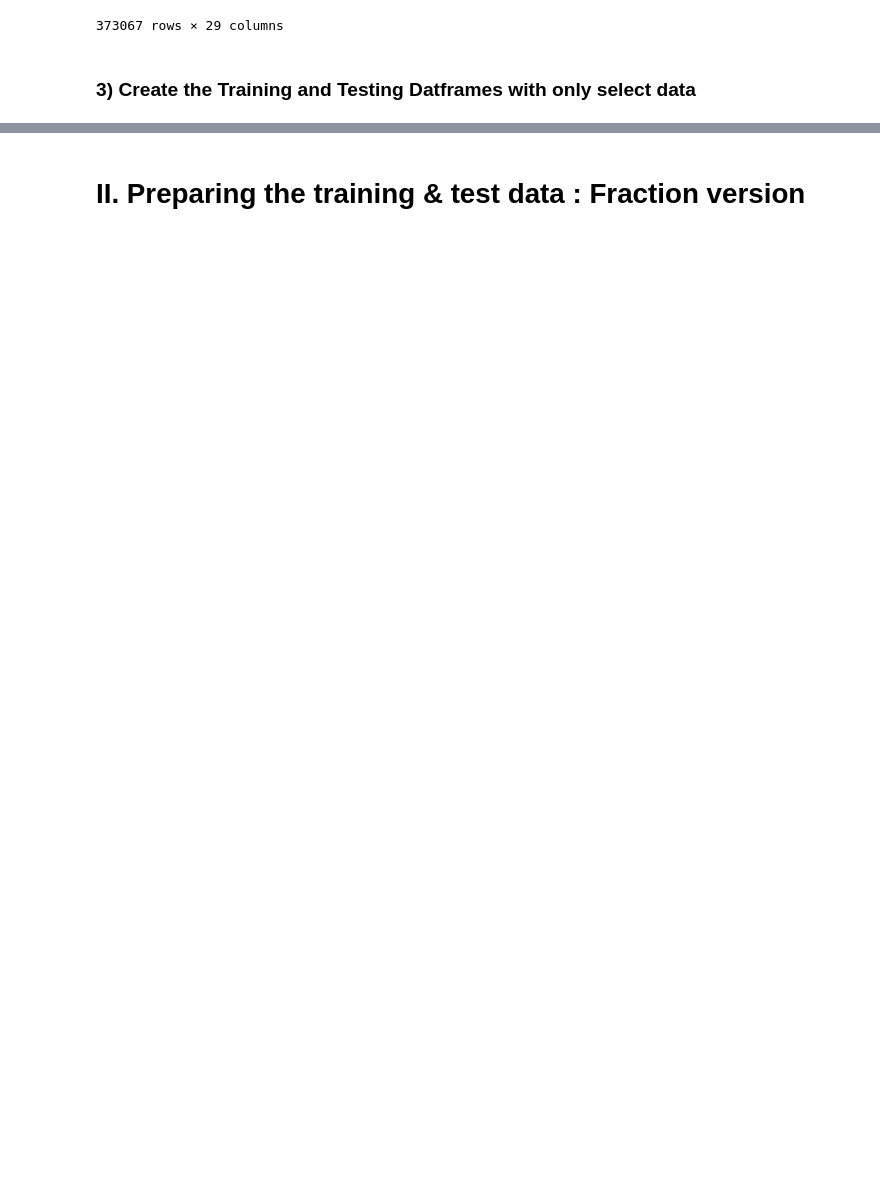
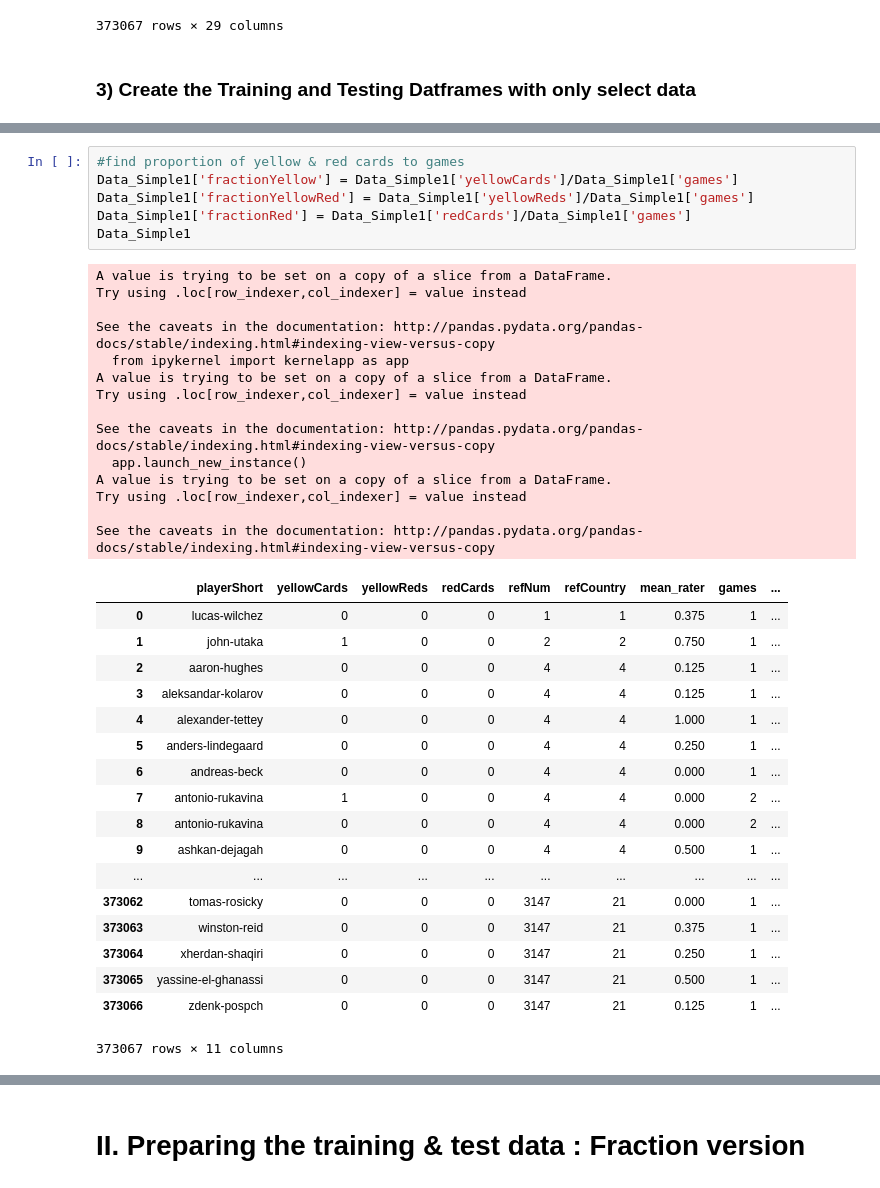
Before and after one commit to Merinorus/adaisawesome, a Jupyter notebook: Homework/04 - Applied ML/Homework04_Referees_teamawesome-Catarina.ipynb, the cells around one changed output, grey strips where cells are left out. Cells and saved outputs as stored; diff of their text form; blank space fills up the shorter version.

```diff
--- a/Homework/04 - Applied ML/Homework04_Referees_teamawesome-Catarina.ipynb
+++ b/Homework/04 - Applied ML/Homework04_Referees_teamawesome-Catarina.ipynb
@@ -156,0 +157,39 @@ Data_Simple1
+# %%
+#find proportion of yellow & red cards to games
+Data_Simple1['fractionYellow'] = Data_Simple1['yellowCards']/Data_Simple1['games']
+Data_Simple1['fractionYellowRed'] = Data_Simple1['yellowReds']/Data_Simple1['games']
+Data_Simple1['fractionRed'] = Data_Simple1['redCards']/Data_Simple1['games']
+Data_Simple1
+# %% [output]
+A value is trying to be set on a copy of a slice from a DataFrame.
+Try using .loc[row_indexer,col_indexer] = value instead
+
+See the caveats in the documentation: http://pandas.pydata.org/pandas-docs/stable/indexing.html#indexing-view-versus-copy
+  from ipykernel import kernelapp as app
+A value is trying to be set on a copy of a slice from a DataFrame.
+Try using .loc[row_indexer,col_indexer] = value instead
+
+See the caveats in the documentation: http://pandas.pydata.org/pandas-docs/stable/indexing.html#indexing-view-versus-copy
+  app.launch_new_instance()
+A value is trying to be set on a copy of a slice from a DataFrame.
+Try using .loc[row_indexer,col_indexer] = value instead
+
+See the caveats in the documentation: http://pandas.pydata.org/pandas-docs/stable/indexing.html#indexing-view-versus-copy
+|  | playerShort | yellowCards | yellowReds | redCards | refNum | refCountry | mean_rater | games | ... |
+| 0 | lucas-wilchez | 0 | 0 | 0 | 1 | 1 | 0.375 | 1 | ... |
+| 1 | john-utaka | 1 | 0 | 0 | 2 | 2 | 0.750 | 1 | ... |
+| 2 | aaron-hughes | 0 | 0 | 0 | 4 | 4 | 0.125 | 1 | ... |
+| 3 | aleksandar-kolarov | 0 | 0 | 0 | 4 | 4 | 0.125 | 1 | ... |
+| 4 | alexander-tettey | 0 | 0 | 0 | 4 | 4 | 1.000 | 1 | ... |
+| 5 | anders-lindegaard | 0 | 0 | 0 | 4 | 4 | 0.250 | 1 | ... |
+| 6 | andreas-beck | 0 | 0 | 0 | 4 | 4 | 0.000 | 1 | ... |
+| 7 | antonio-rukavina | 1 | 0 | 0 | 4 | 4 | 0.000 | 2 | ... |
+| 8 | antonio-rukavina | 0 | 0 | 0 | 4 | 4 | 0.000 | 2 | ... |
+| 9 | ashkan-dejagah | 0 | 0 | 0 | 4 | 4 | 0.500 | 1 | ... |
+| ... | ... | ... | ... | ... | ... | ... | ... | ... | ... |
+| 373062 | tomas-rosicky | 0 | 0 | 0 | 3147 | 21 | 0.000 | 1 | ... |
+| 373063 | winston-reid | 0 | 0 | 0 | 3147 | 21 | 0.375 | 1 | ... |
+| 373064 | xherdan-shaqiri | 0 | 0 | 0 | 3147 | 21 | 0.250 | 1 | ... |
+| 373065 | yassine-el-ghanassi | 0 | 0 | 0 | 3147 | 21 | 0.500 | 1 | ... |
+| 373066 | zdenk-pospch | 0 | 0 | 0 | 3147 | 21 | 0.125 | 1 | ... |
+373067 rows × 11 columns
```
Also changed, not shown: parts of 20 cells of this notebook, 2 other files.
